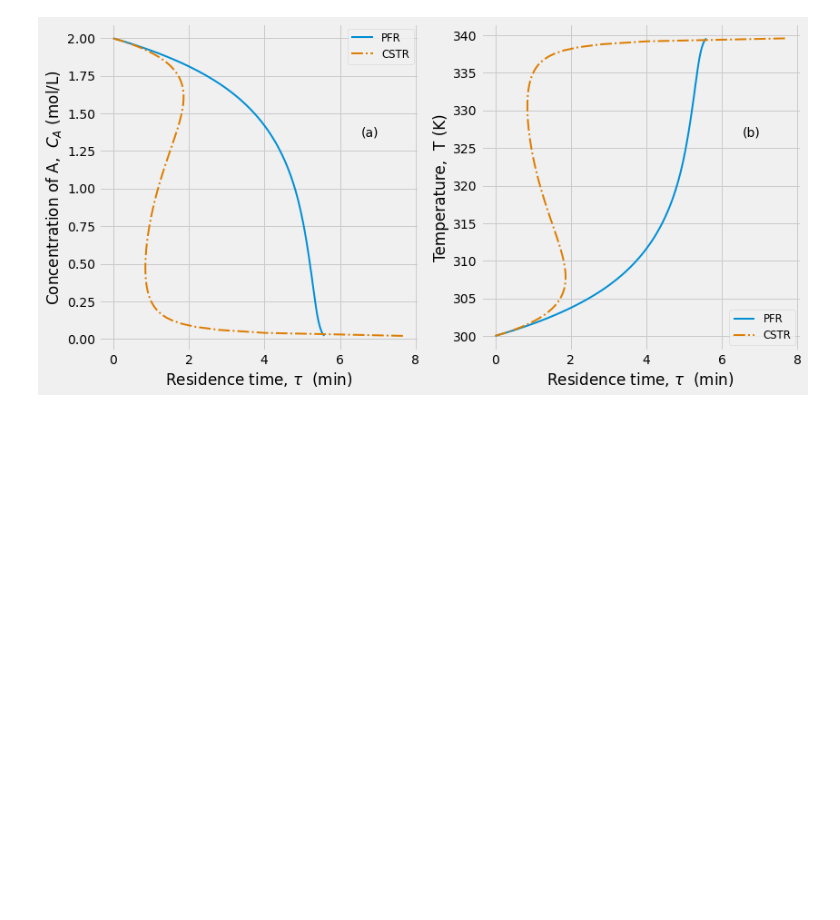
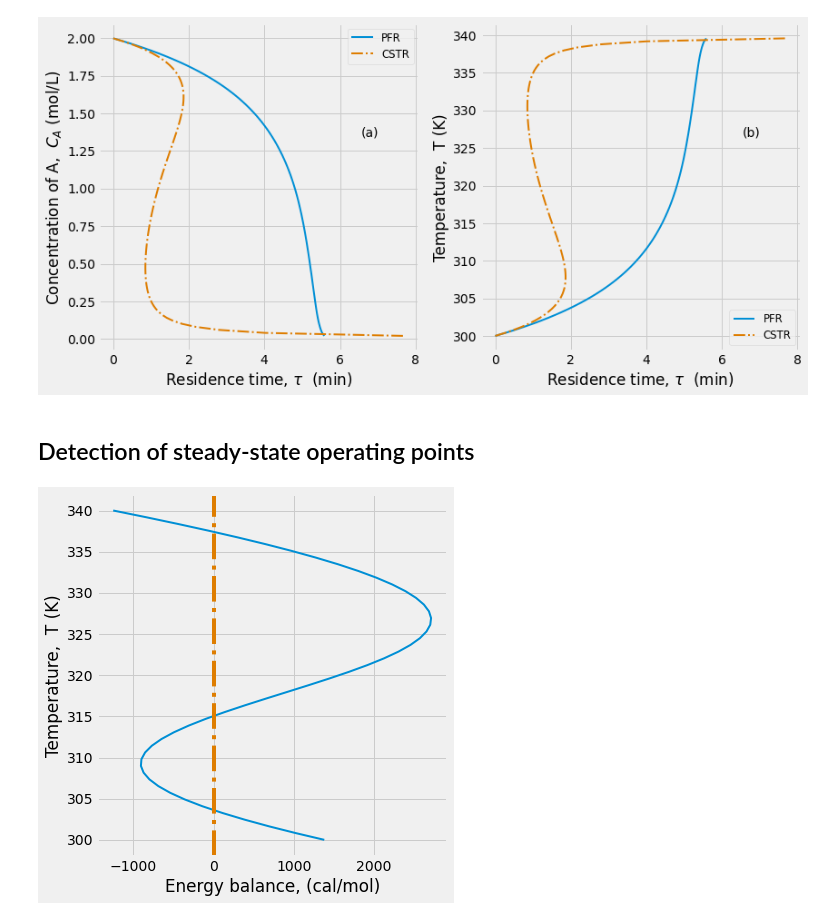
Before and after one commit to aliglara/ebook_che5314_ucv, a Jupyter notebook: codes/lect_012PFRadiabatico.ipynb, the cells around one changed output. Drawn from its saved outputs; the diff is of its cells as text; code cells hidden in the pictures; blank space fills up the shorter version.

```diff
--- a/codes/lect_012PFRadiabatico.ipynb
+++ b/codes/lect_012PFRadiabatico.ipynb
@@ -124,3 +124,26 @@ plt.tight_layout()
 plt.show()
 # %% [output]
 [figure]
+# %% [markdown]
+## Detection of steady-state operating points
+# %%
+tau_ss = 1.5                # this is an arbitrary selection
+T_ss = np.linspace(300,340)
+k_ss = k_0 * np.exp(-Ea/R/T_ss)
+HWR = CP/tau_ss * (To - T_ss)
+CA_ss = CAo * k_ss/(1 + k_ss * tau_ss)
+HPR = - CA_ss * DHr
+BE = HWR + HPR
+# %%
+fig, ax = plt.subplots(figsize=(6,6))
+ax.plot(BE, T_ss, lw=2)
+ax.axvline(ls='-.',
+           color=[0.87058824300766, 0.490196079015732, 0])
+
+ax.set_xlabel('Energy balance, (cal/mol)')
+ax.set_ylabel('Temperature,  T (K)')
+
+plt.tight_layout()
+plt.show()
+# %% [output]
+[figure, added]
```
Also changed, not shown: 14 other files.
